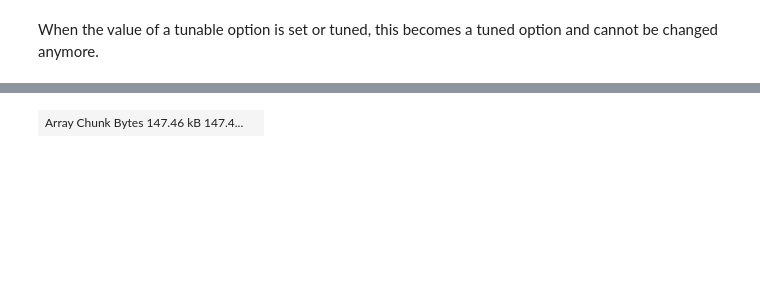
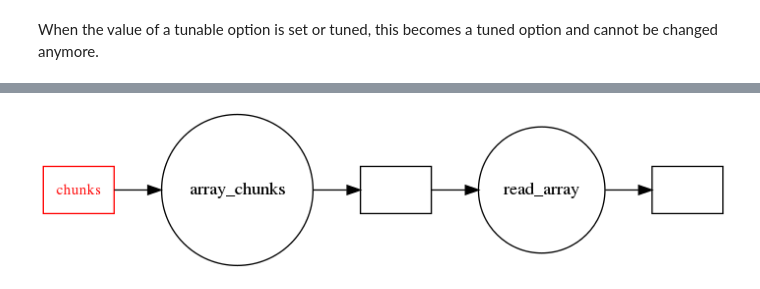
Before and after one commit to Lyncs-API/lyncs, a Jupyter notebook: notebooks/Lyncs.ipynb, the cells around one changed output, grey strips where cells are left out. Cells and saved outputs as stored; diff of their text form; code cells hidden in the pictures; blank space fills up the shorter version.

```diff
--- a/notebooks/Lyncs.ipynb
+++ b/notebooks/Lyncs.ipynb
@@ -137,5 +198,4 @@ gauge_conf.array.visualize()
-# %%
-gauge_conf.chunks.tune()
-gauge_conf.array
-# %% [output]
-| Array Chunk Bytes 147.46 kB 147.4... |  |
+# %%
+gauge_conf.visualize(rankdir="LR")
+# %% [output]
+[figure, added]
```
Also changed, not shown: parts of 43 cells of this notebook.
